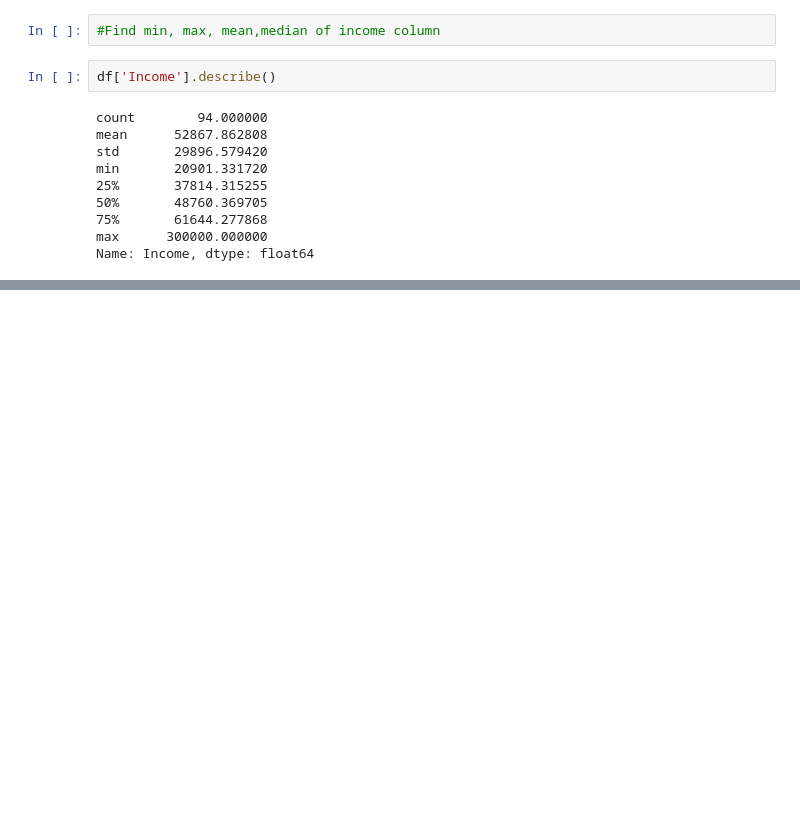
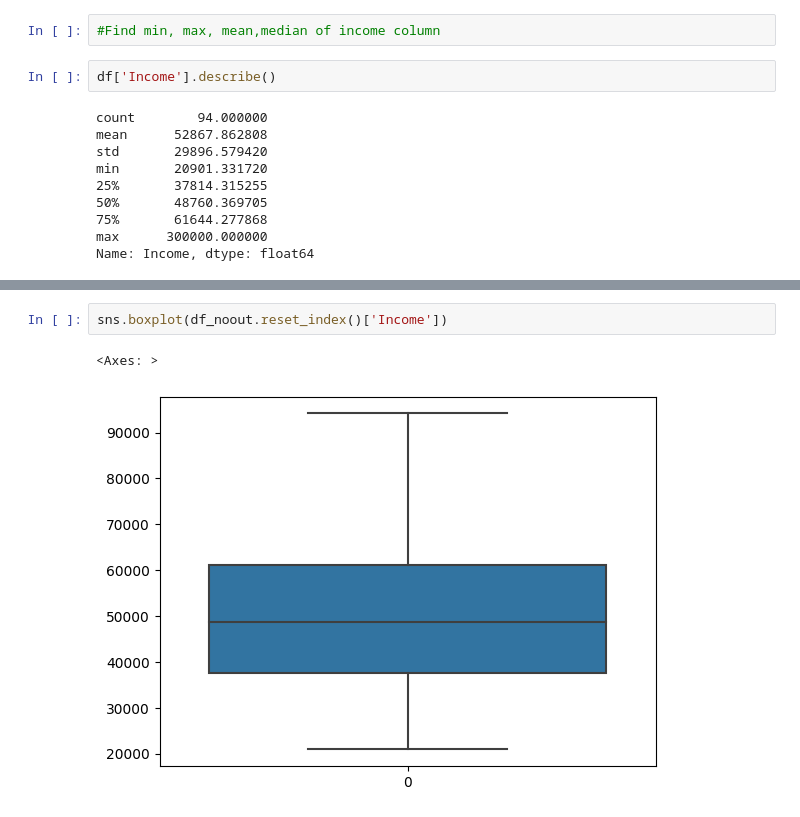
Before and after one commit to yaosheng27/schulich_data_science, a Jupyter notebook: 6110class_2.ipynb, the cells around one changed output, grey strips where cells are left out. Drawn from its saved outputs; the diff is of its cells as text; blank space fills up the shorter version.

```diff
--- a/6110class_2.ipynb
+++ b/6110class_2.ipynb
@@ -80,0 +107,5 @@ df.groupby('Gender')['Income'].describe()
+# %%
+sns.boxplot(df_noout.reset_index()['Income'])
+# %% [output]
+<Axes: >
+[figure, added]
```
Also changed, not shown: parts of 14 cells of this notebook, 1 other file.
